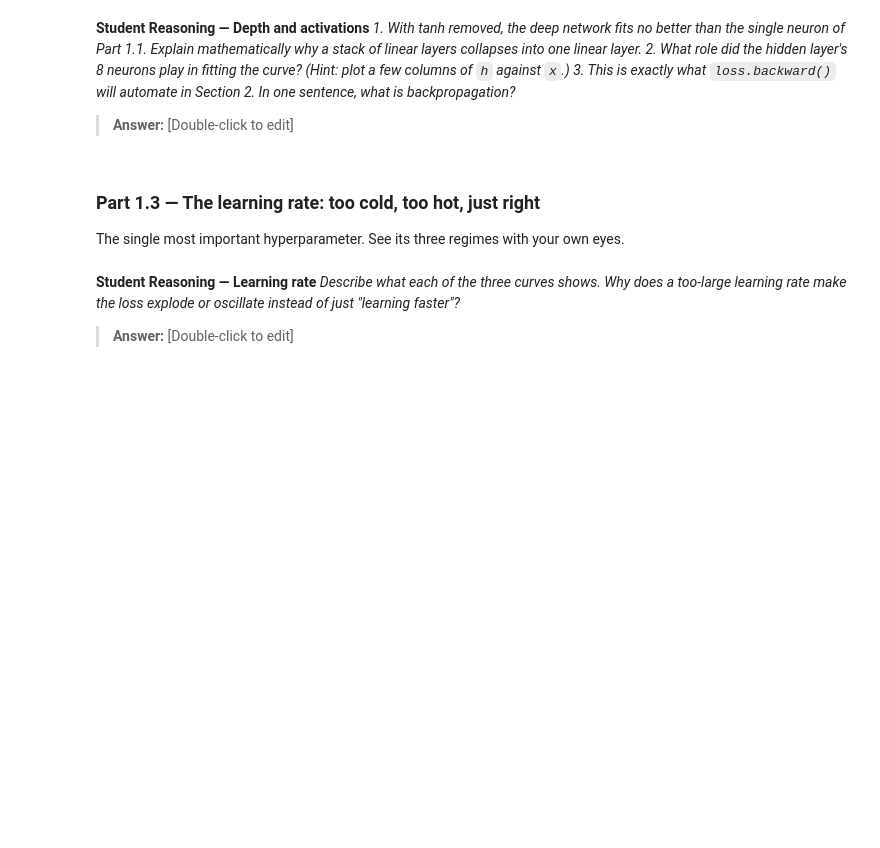
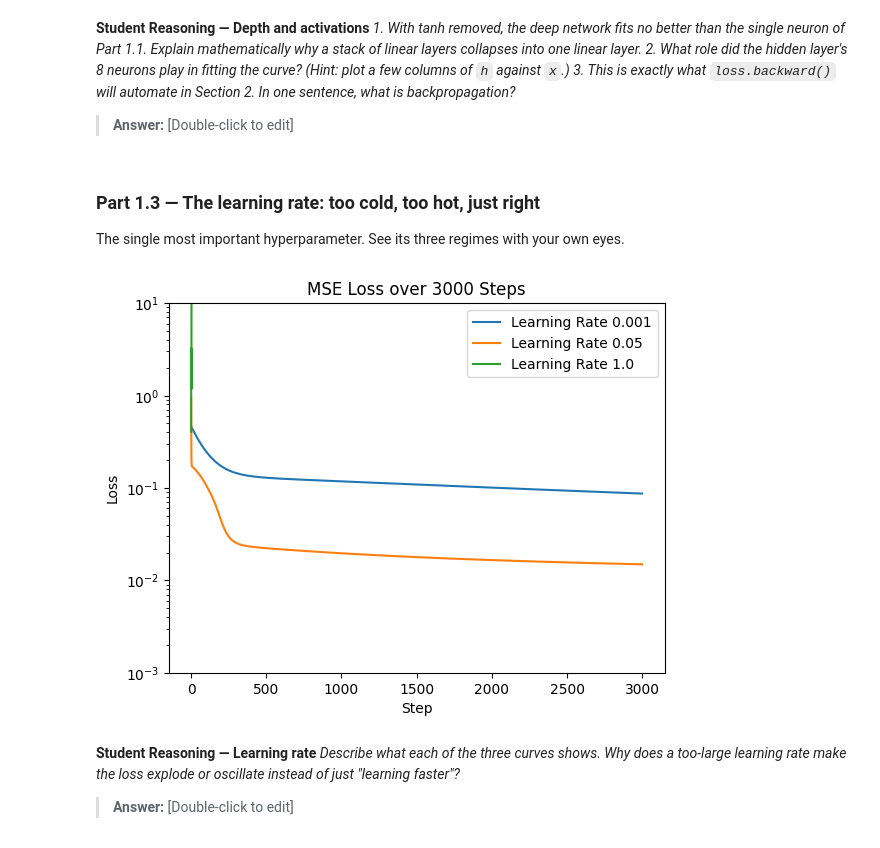
Before and after one commit to avatarmongacancode34/lab-3, a Jupyter notebook: Lab_3.ipynb, the cells around one changed output. Cells and saved outputs as stored; diff of their text form; code cells hidden in the pictures; blank space fills up the shorter version.

```diff
--- a/Lab_3.ipynb
+++ b/Lab_3.ipynb
@@ -218,11 +319,57 @@ The single most important hyperparameter. See its three regimes with your own ey
 # %%
 # TODO: Wrap your Part 1.2 training loop in a function train_toy(lr, steps=3000)
 #   that returns the list of losses.
+def train_toy(lr, steps=3000):
+  torch.manual_seed(RANDOM_STATE)
+  loss_values = []
+  W1 = np.random.randn(1,8) * 0.5
+  b1 = np.zeros((8,))
+  W2 = np.random.randn(8,1) * 0.5
+  b2 = np.zeros((1,))
+  for _ in range(steps):
+    z1 = x @ W1 + b1        # pre-activation, shape (100, 8)
+    h  = np.tanh(z1)        # activation
+    y_hat = h @ W2 + b2     # output, shape (100, 1)
+    loss  = np.mean((y_hat - y) ** 2)
+
+  # TODO: Backward pass (the chain rule, layer by layer):
+    d_yhat = 2 * (y_hat - y) / len(y)
+    dW2 = h.T @ d_yhat
+    db2 = d_yhat.sum(axis=0)
+    dh  = d_yhat @ W2.T
+    dz1 = dh * (1 - np.tanh(z1) ** 2)     # derivative of tanh
+    dW1 = x.T @ dz1
+    db1 = dz1.sum(axis=0)
+    W1 -= lr * dW1
+    b1 -= lr * db1
+    W2 -= lr * dW2
+    b2 -= lr * db2
+    loss_values.append(loss)
+  return loss_values
+
+# TODO: Plot the three loss curves on the same axes (log scale on y helps), with a legend.
+losses = []
+learning_rates = [0.001, 0.05, 1.0]
+for lr in learning_rates:
+  losses.append(train_toy(lr))
+plt.figure()
+for i, loss in enumerate(losses):
+  plt.plot(loss, label=f'Learning Rate {learning_rates[i]}')
+plt.title("MSE Loss over 3000 Steps")
+plt.xlabel("Step")
+plt.ylabel("Loss")
+plt.yscale("log")
+plt.ylim(bottom=1e-3, top=10)
+plt.legend()
+plt.show()
+
 
 # TODO: Run it with THREE learning rates, e.g. lr = 0.001, 0.05, 1.0
 #   (keep the same initial weights for a fair comparison — reset the seed).
 
 # TODO: Plot the three loss curves on the same axes (log scale on y helps), with a legend.
+# %% [output]
+[figure, added]
 # %% [markdown]
 **Student Reasoning — Learning rate**
 *Describe what each of the three curves shows. Why does a too-large learning rate make the
```
Also changed, not shown: parts of 13 cells of this notebook.
